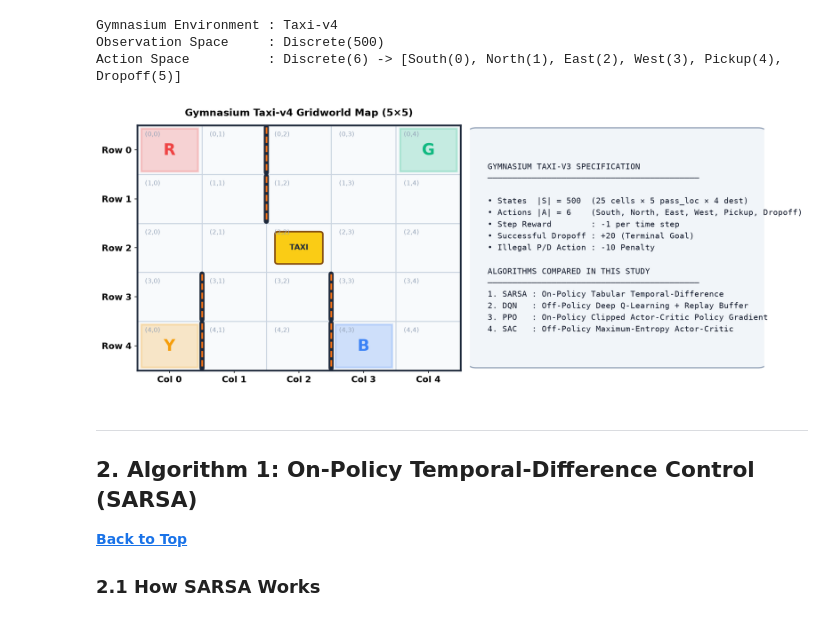
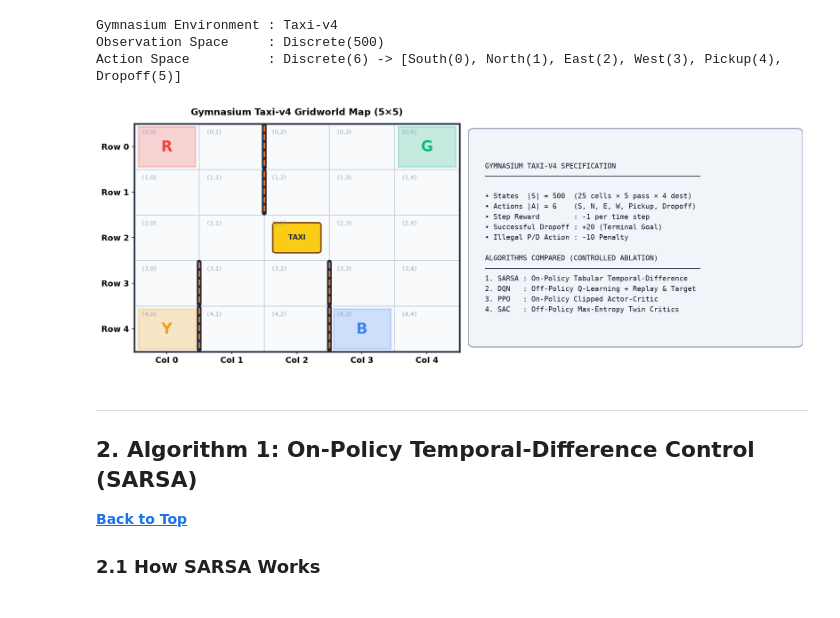
Before and after one commit to devsijanpandey12/RL_FINAL_MINIPROJECT, a Jupyter notebook: Taxi_Pickup_Dropoff_RL_Comparison.ipynb, the cells around one changed output. Drawn from its saved outputs; the diff is of its cells as text; code cells hidden in the pictures.

Commit message:
Add Nishan (Roll No. 5) and polish fig1/ablation notes

```diff
--- a/Taxi_Pickup_Dropoff_RL_Comparison.ipynb
+++ b/Taxi_Pickup_Dropoff_RL_Comparison.ipynb
@@ -120,13 +121,13 @@ Observation Space     : Discrete(500)
 Action Space          : Discrete(6) -> [South(0), North(1), East(2), West(3), Pickup(4), Dropoff(5)]
 # %%
 # Section 1.2: Visualize the Gymnasium Taxi-v4 Grid Layout & MDP Dynamics
-def plot_taxi_v3_layout():
+def plot_taxi_v4_layout():
     stations = {0: (0, 0), 1: (0, 4), 2: (4, 0), 3: (4, 3)}
     station_colors = {0: '#EF4444', 1: '#10B981', 2: '#F59E0B', 3: '#3B82F6'}
     station_labels = {0: 'R', 1: 'G', 2: 'Y', 3: 'B'}
     walls_east = {(0, 1), (1, 1), (3, 0), (4, 0), (3, 2), (4, 2)}
 
-    fig, (ax_map, ax_info) = plt.subplots(1, 2, figsize=(13, 5.2), gridspec_kw={'width_ratios': [1.1, 1]})
+    fig, (ax_map, ax_info) = plt.subplots(1, 2, figsize=(13.6, 5.2), gridspec_kw={'width_ratios': [1.05, 1.08]})
 
     ax_map.set_xlim(0, 5)
     ax_map.set_ylim(0, 5)
@@ -148,46 +149,48 @@ def plot_taxi_v3_layout():
         lbl = station_labels[idx]
         ax_map.add_patch(mpatches.Rectangle((sc+0.06, sr+0.06), 0.88, 0.88, facecolor=col, alpha=0.22, edgecolor=col, lw=2.5))
         ax_map.text(sc+0.5, sr+0.52, lbl, fontsize=20, fontweight='bold', color=col, ha='center', va='center')
 
     for (wr, wc) in walls_east:
         ax_map.plot([wc + 1, wc + 1], [wr + 0.04, wr + 0.96], color='#1E293B', lw=6.5, solid_capstyle='round')
         ax_map.plot([wc + 1, wc + 1], [wr + 0.04, wr + 0.96], color='#F97316', lw=2.2, linestyle='--')
 
     taxi_box = mpatches.FancyBboxPatch((2.18, 2.22), 0.64, 0.56, boxstyle="round,pad=0.05", facecolor='#FACC15', edgecolor='#854D0E', lw=2)
     ax_map.add_patch(taxi_box)
     ax_map.text(2.5, 2.5, "TAXI", fontsize=9.5, fontweight='bold', color='#1E293B', ha='center', va='center')
 
     for spine in ax_map.spines.values():
         spine.set_edgecolor('#1E293B')
         spine.set_linewidth(2.2)
 
+    ax_info.set_xlim(0, 1)
+    ax_info.set_ylim(0, 1)
     ax_info.axis('off')
-    box = mpatches.FancyBboxPatch((0.02, 0.04), 0.96, 0.92, boxstyle="round,pad=0.03", facecolor='#F1F5F9', edgecolor='#94A3B8', lw=1.5)
+    box = mpatches.FancyBboxPatch((0.02, 0.04), 0.96, 0.92, boxstyle="round,pad=0.02", facecolor='#F1F5F9', edgecolor='#94A3B8', lw=1.5)
     ax_info.add_patch(box)
     txt = (
-        "GYMNASIUM TAXI-V3 SPECIFICATION\n"
-        "───────────────────────────────────────────\n\n"
-        "• States  |S| = 500  (25 cells × 5 pass_loc × 4 dest)\n"
-        "• Actions |A| = 6    (South, North, East, West, Pickup, Dropoff)\n"
+        "GYMNASIUM TAXI-V4 SPECIFICATION\n"
+        "───────────────────────────────────────────────────\n\n"
+        "• States  |S| = 500  (25 cells × 5 pass × 4 dest)\n"
+        "• Actions |A| = 6    (S, N, E, W, Pickup, Dropoff)\n"
         "• Step Reward        : -1 per time step\n"
         "• Successful Dropoff : +20 (Terminal Goal)\n"
         "• Illegal P/D Action : -10 Penalty\n\n"
-        "ALGORITHMS COMPARED IN THIS STUDY\n"
-        "───────────────────────────────────────────\n"
+        "ALGORITHMS COMPARED (CONTROLLED ABLATION)\n"
+        "───────────────────────────────────────────────────\n"
         "1. SARSA : On-Policy Tabular Temporal-Difference\n"
-        "2. DQN   : Off-Policy Deep Q-Learning + Replay Buffer\n"
-        "3. PPO   : On-Policy Clipped Actor-Critic Policy Gradient\n"
-        "4. SAC   : Off-Policy Maximum-Entropy Actor-Critic"
+        "2. DQN   : Off-Policy Q-Learning + Replay & Target\n"
+        "3. PPO   : On-Policy Clipped Actor-Critic\n"
+        "4. SAC   : Off-Policy Max-Entropy Twin Critics"
     )
-    ax_info.text(0.06, 0.50, txt, fontsize=10.2, family='monospace', color='#0F172A', va='center', linespacing=1.45)
+    ax_info.text(0.05, 0.50, txt, fontsize=9.5, family='monospace', color='#0F172A', va='center', linespacing=1.48)
 
     plt.tight_layout()
     fig.savefig(r"c:\Users\sijan\Desktop\rl_mini_project\figures\fig1_taxi_v3_layout.png", dpi=150, bbox_inches='tight')
     plt.show()
 
-plot_taxi_v3_layout()
+plot_taxi_v4_layout()
 # %% [output]
-[figure, old version]
+[figure, new version]
 # %% [markdown]
 ---
 <a id="sec2"></a>
```
Also changed, not shown: parts of 3 cells of this notebook, 2 other files.
